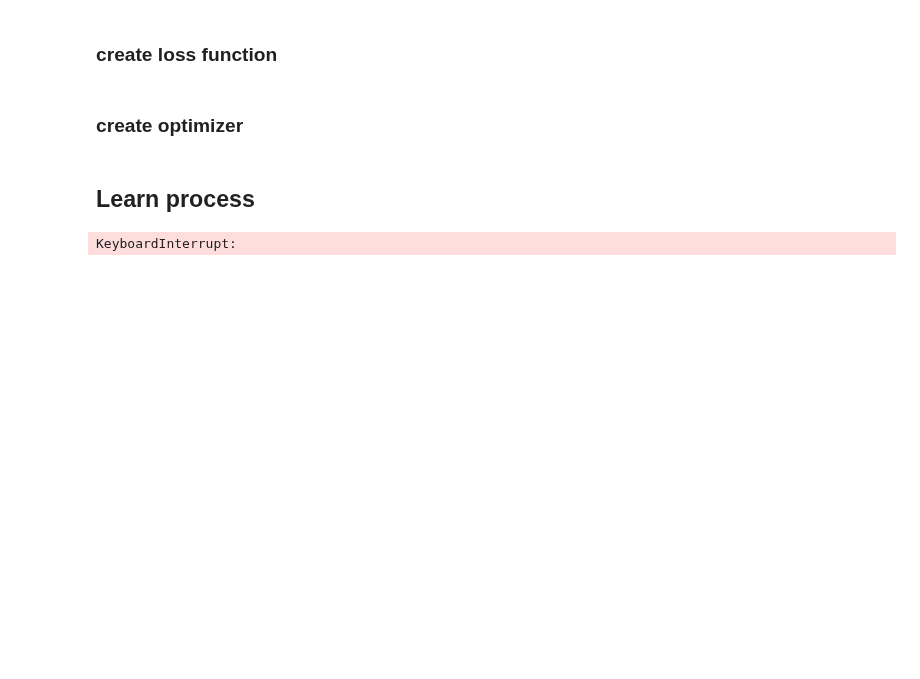
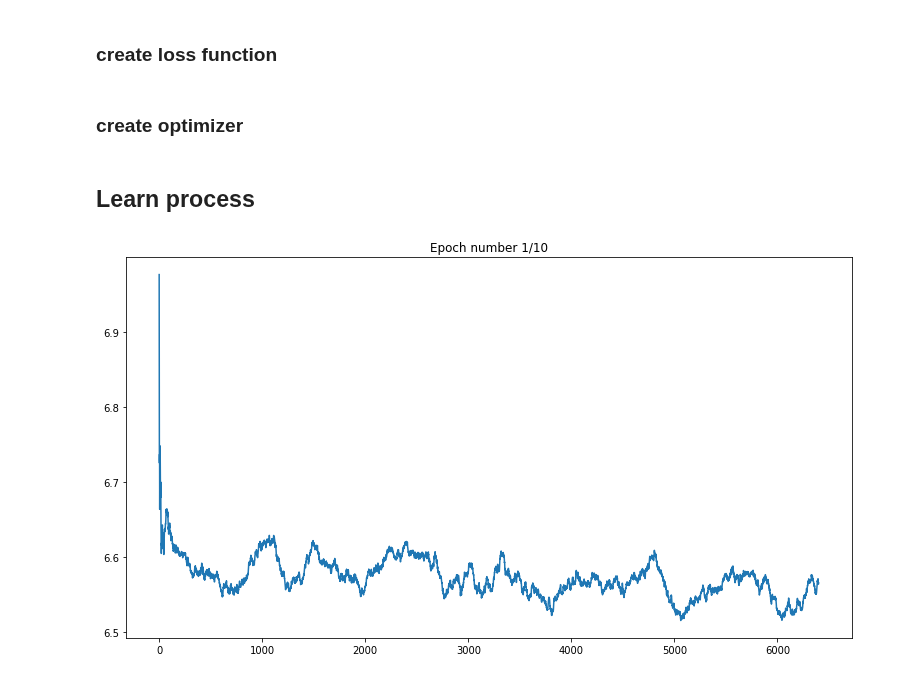
Before and after one commit to alex-kozinov/courses, a Jupyter notebook: nlp-ipavlov/Task-1/task3_word2vec.ipynb, the cells around one changed output. Saved outputs shown, nothing was run; the diff lists cells and outputs as text; code cells hidden in the pictures; blank space fills up the shorter version.

```diff
--- a/nlp-ipavlov/Task-1/task3_word2vec.ipynb
+++ b/nlp-ipavlov/Task-1/task3_word2vec.ipynb
@@ -40,7 +40,8 @@ from torch import nn
 from IPython.display import clear_output
 import matplotlib.pyplot as plt
 
-USE_COLAB = False
+USE_COLAB = True
+USE_CUDA = True
 MOUNT_DIR = '/content/drive/'
 # %%
 if USE_COLAB:
@@ -51,0 +61,7 @@ from batcher import SkipGramBatcherBase, read_corpus
+# %%
+if USE_CUDA:
+    if USE_CUDA and torch.cuda.is_available():
+        device = torch.device('cuda')
+    else:
+        device = torch.device('cpu')
+print("device: ", device)
@@ -96,8 +114,8 @@ class NaiveWord2vec(nn.Module):
 ## Define params
 # %%
 WINDOW_SIZE = 4
-BATCH_SIZE = 64
-VOCABULARY_SIZE = 1000
+BATCH_SIZE = 128
+VOCABULARY_SIZE = 10000
 
 EMBEDDINGS_DIM = 150
 EPOCH_NUM = 10
@@ -127,30 +152,33 @@ optimizer = torch.optim.Adam(model.parameters(), lr=0.005)
 # %% [markdown]
 ## Learn process
 # %%
+%%time
 sliding_loss = []
 window_loss = []
 for epoch in range(EPOCH_NUM):
     for i, (context, target) in enumerate(dataset):
-        tensor_context = torch.from_numpy(context).type(torch.LongTensor)
-        tensor_target = torch.from_numpy(target).type(torch.LongTensor)
+        tensor_context = torch.from_numpy(context).type(torch.cuda.LongTensor)
+        tensor_target = torch.from_numpy(target).type(torch.cuda.LongTensor)
+        tensor_context.to(device)
+        tensor_target.to(device)
 
         model.zero_grad()
         pred = model(tensor_context)
         loss = criterion(pred, tensor_target)
         loss.backward()
         optimizer.step()
 
-        single_loss = loss.detach().numpy() / BATCH_SIZE
+        single_loss = loss.cpu().detach().numpy()
         window_loss.append(single_loss)
         if len(window_loss) > 2 * BATCH_SIZE:
             window_loss.pop(0)
         sliding_loss.append(np.average(window_loss))
 
         if i % DROW_EVERY == 0:
             plt.figure(figsize=(13, 7))
             plt.title("Epoch number {}/{}".format(epoch+1, EPOCH_NUM))
             plt.plot(sliding_loss, label="Train loss")
             clear_output(wait=True)
             plt.show()
 # %% [output]
-KeyboardInterrupt:
+[figure, added]
```
Also changed, not shown: parts of 3 cells of this notebook.
